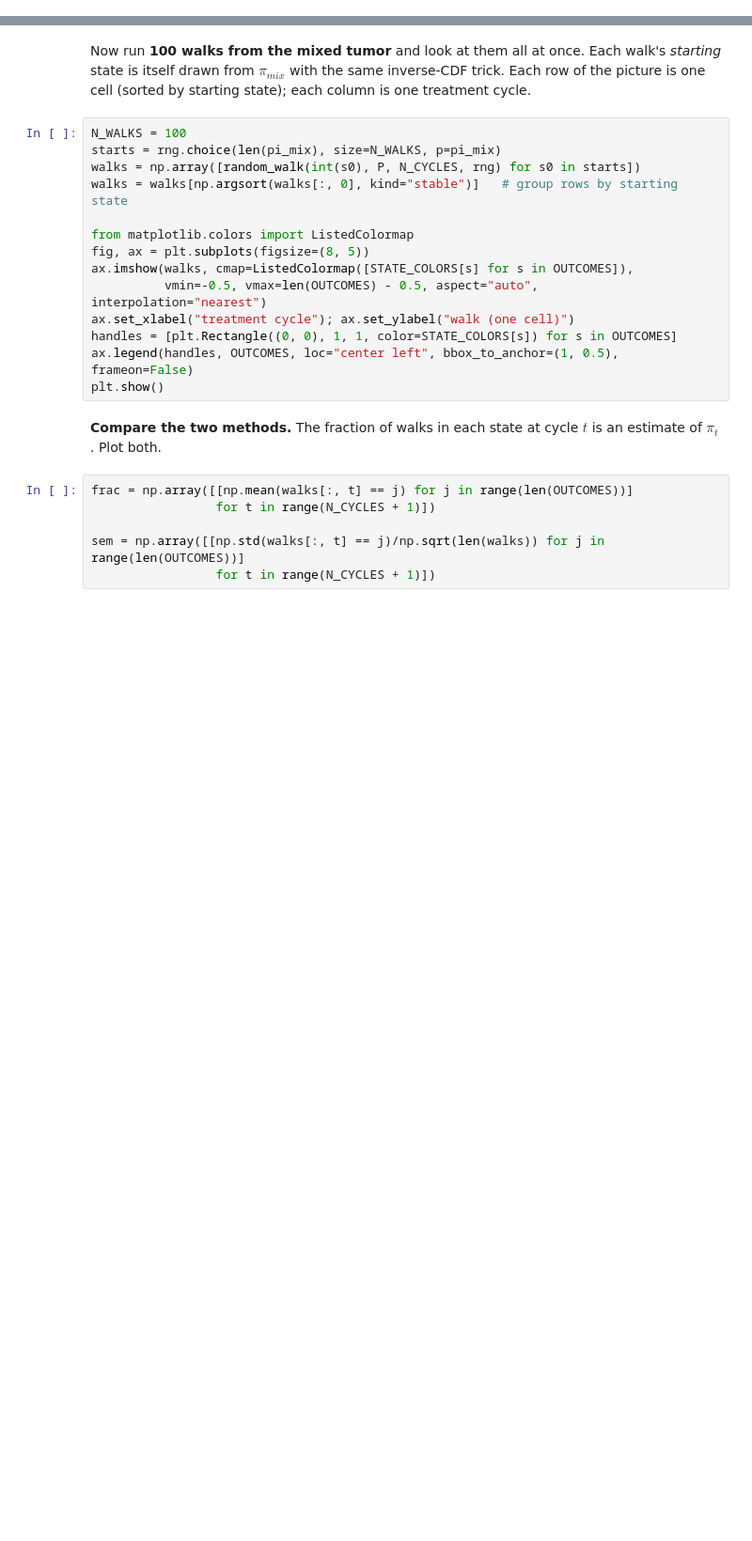
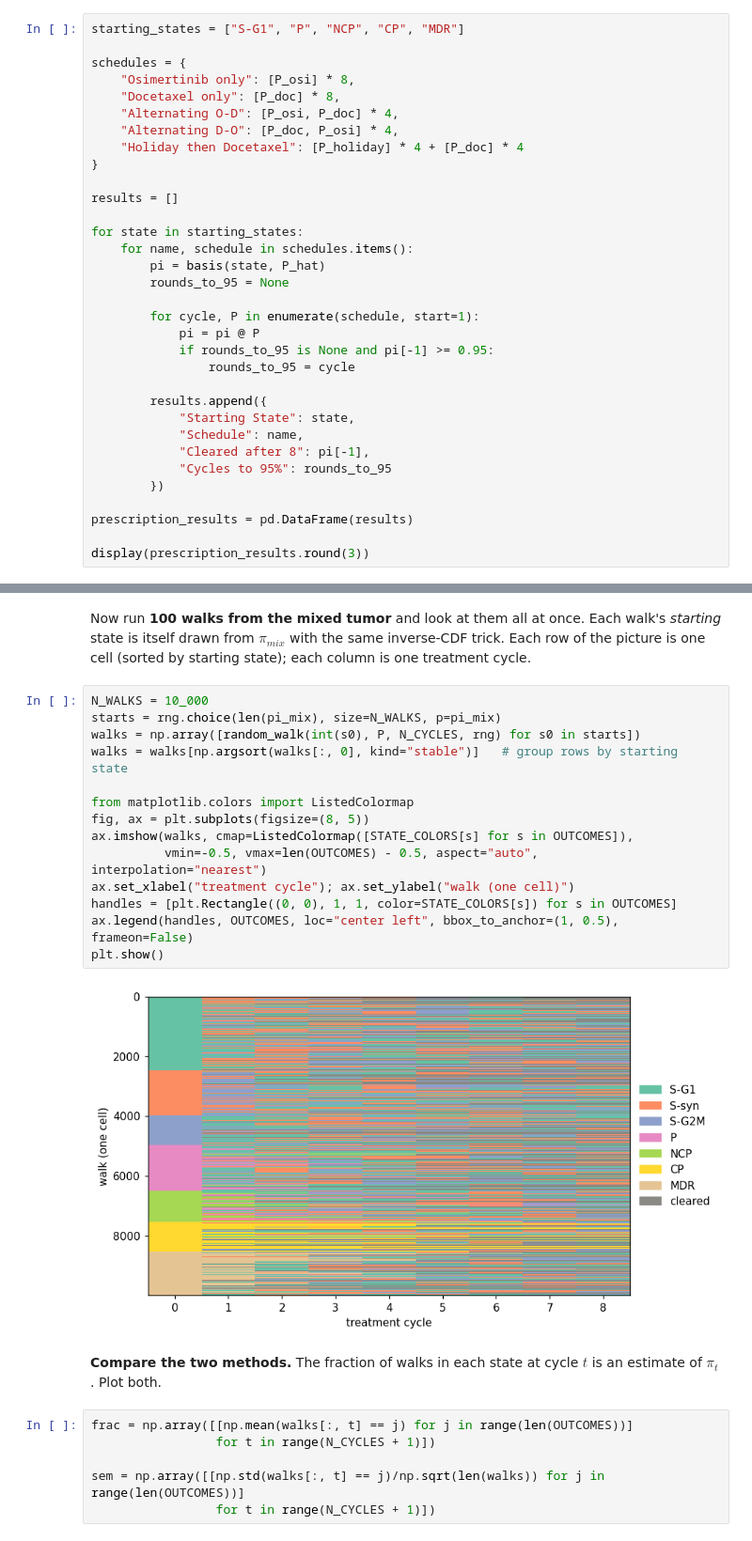
Before and after one commit to Simeng013/uu_markov, a Jupyter notebook: lab_2/Lab09_markov_chain_cells.ipynb, the cells around one changed output, grey strips where cells are left out. Shown at 94% size. Drawn from its saved outputs; the diff is of its cells as text; blank space fills up the shorter version.

```diff
--- a/lab_2/Lab09_markov_chain_cells.ipynb
+++ b/lab_2/Lab09_markov_chain_cells.ipynb
@@ -328,0 +539,33 @@ We can answer a LOT of questions about what treatment strategy is best, just bas
+# %%
+starting_states = ["S-G1", "P", "NCP", "CP", "MDR"]
+
+schedules = {
+    "Osimertinib only": [P_osi] * 8,
+    "Docetaxel only": [P_doc] * 8,
+    "Alternating O-D": [P_osi, P_doc] * 4,
+    "Alternating D-O": [P_doc, P_osi] * 4,
+    "Holiday then Docetaxel": [P_holiday] * 4 + [P_doc] * 4
+}
+
+results = []
+
+for state in starting_states:
+    for name, schedule in schedules.items():
+        pi = basis(state, P_hat)
+        rounds_to_95 = None
+
+        for cycle, P in enumerate(schedule, start=1):
+            pi = pi @ P
+            if rounds_to_95 is None and pi[-1] >= 0.95:
+                rounds_to_95 = cycle
+
+        results.append({
+            "Starting State": state,
+            "Schedule": name,
+            "Cleared after 8": pi[-1],
+            "Cycles to 95%": rounds_to_95
+        })
+
+prescription_results = pd.DataFrame(results)
+
+display(prescription_results.round(3))
@@ -366,19 +641,21 @@ Each walk's *starting* state is itself drawn from $\pi_{mix}$ with the same
 inverse-CDF trick. Each row of the picture is one cell (sorted by starting
 state); each column is one treatment cycle.
 # %%
-N_WALKS = 100
+N_WALKS = 10_000
 starts = rng.choice(len(pi_mix), size=N_WALKS, p=pi_mix)
 walks = np.array([random_walk(int(s0), P, N_CYCLES, rng) for s0 in starts])
 walks = walks[np.argsort(walks[:, 0], kind="stable")]   # group rows by starting state
 
 from matplotlib.colors import ListedColormap
 fig, ax = plt.subplots(figsize=(8, 5))
 ax.imshow(walks, cmap=ListedColormap([STATE_COLORS[s] for s in OUTCOMES]),
           vmin=-0.5, vmax=len(OUTCOMES) - 0.5, aspect="auto", interpolation="nearest")
 ax.set_xlabel("treatment cycle"); ax.set_ylabel("walk (one cell)")
 handles = [plt.Rectangle((0, 0), 1, 1, color=STATE_COLORS[s]) for s in OUTCOMES]
 ax.legend(handles, OUTCOMES, loc="center left", bbox_to_anchor=(1, 0.5), frameon=False)
 plt.show()
+# %% [output]
+[figure, added]
 # %% [markdown]
 **Compare the two methods.** The fraction of walks in each state at cycle $t$
 is an estimate of $\pi_t$. Plot both.
```
Also changed, not shown: parts of 25 cells of this notebook.
